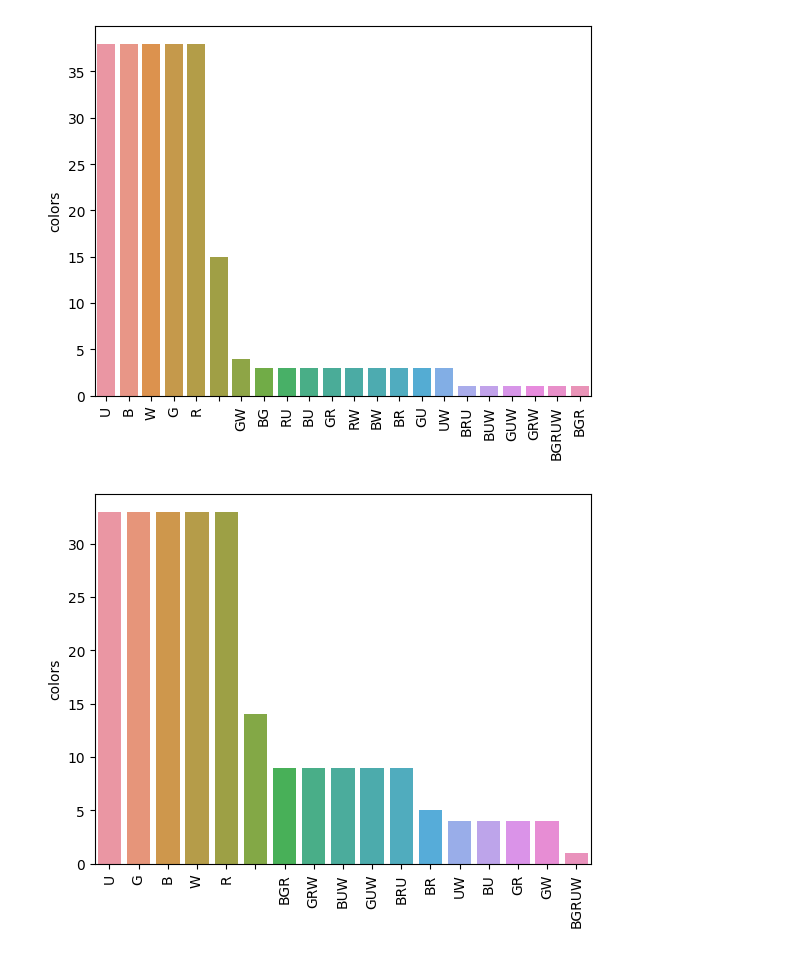
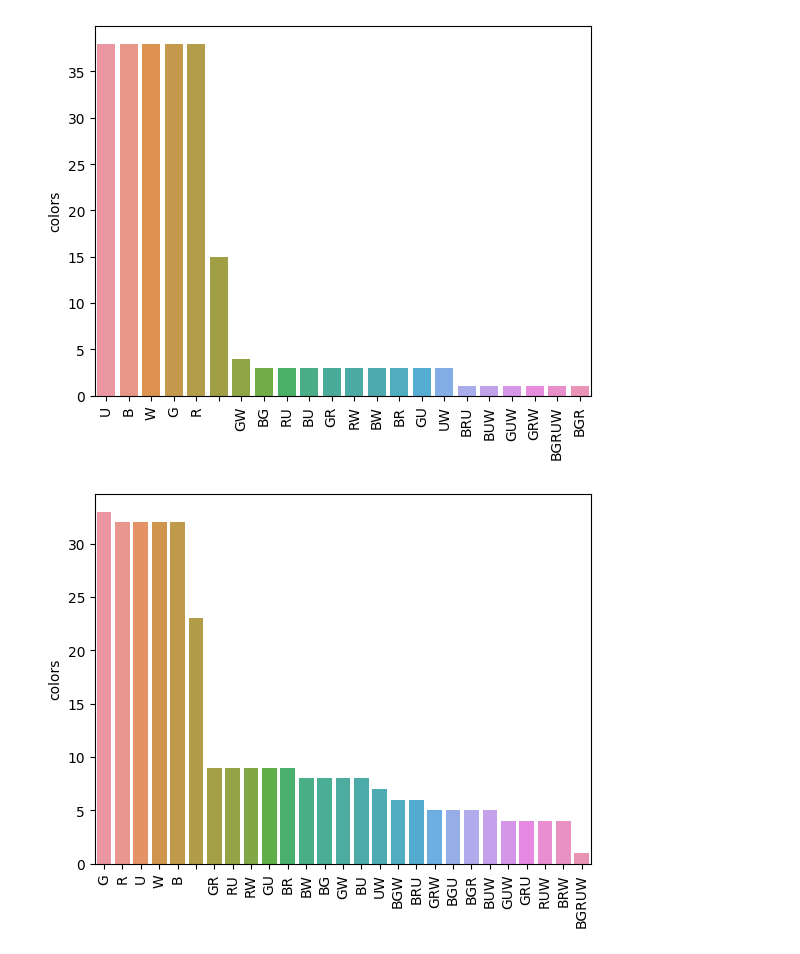
Before and after one commit to time-creator/magic_learning, a Jupyter notebook: data_visualization.ipynb, the cells around one changed output. Saved outputs shown, nothing was run; the diff lists cells and outputs as text; code cells hidden in the pictures.

Commit message:
Newer Data Visualization version, same progress

```diff
--- a/data_visualization.ipynb
+++ b/data_visualization.ipynb
@@ -126,6 +126,7 @@ def plot_card_count_by_color(set: str) -> None:
     for item in count_by_color.get_xticklabels():
         item.set_rotation(90)
 # %%
-plot_card_count_by_color('snc')
+# ..and use it for all the sets you want to
+plot_card_count_by_color('2x2')
 # %% [output]
-[figure, old version]
+[figure, new version]
```
Also changed, not shown: parts of 1 cell of this notebook.
